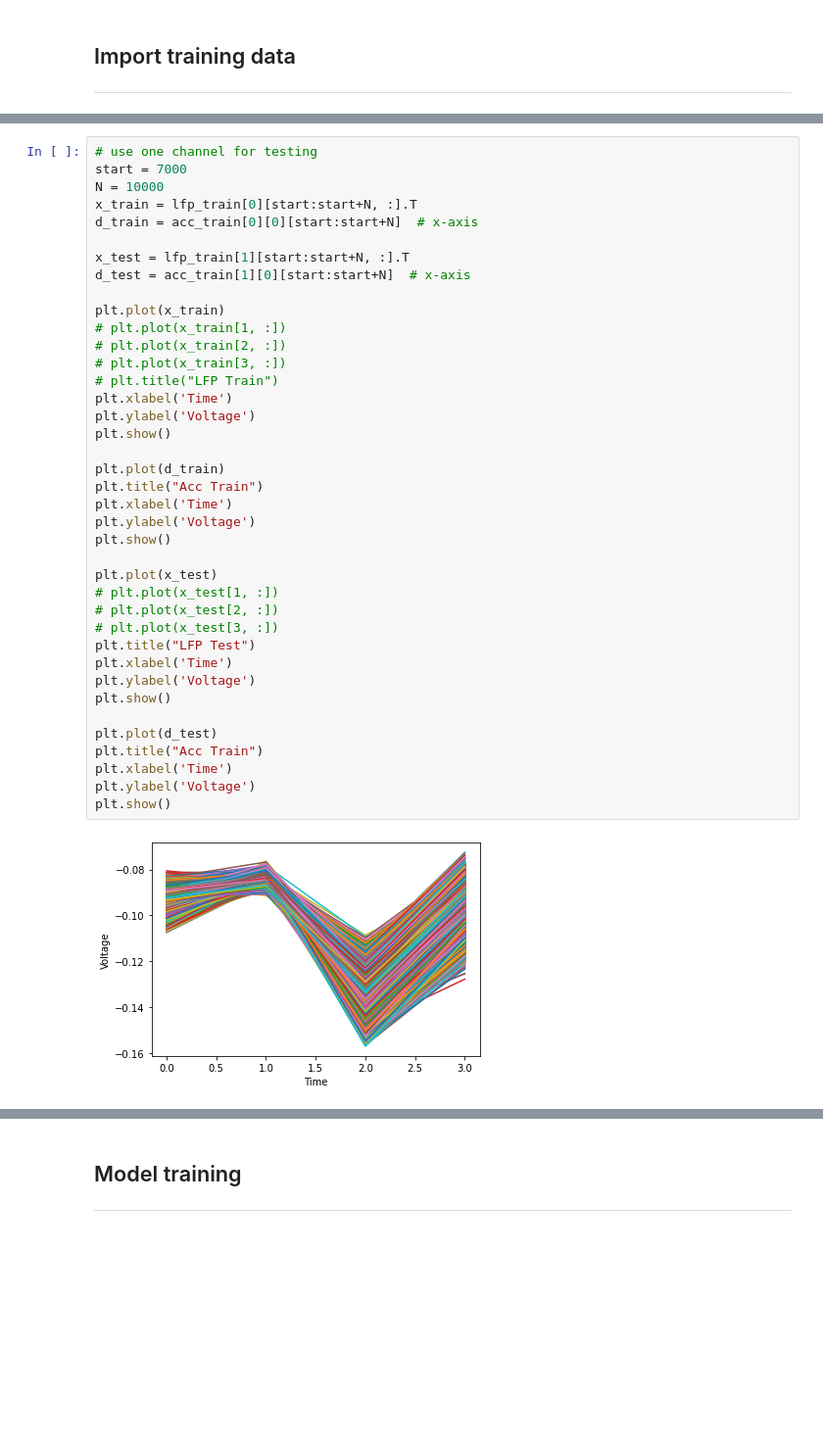
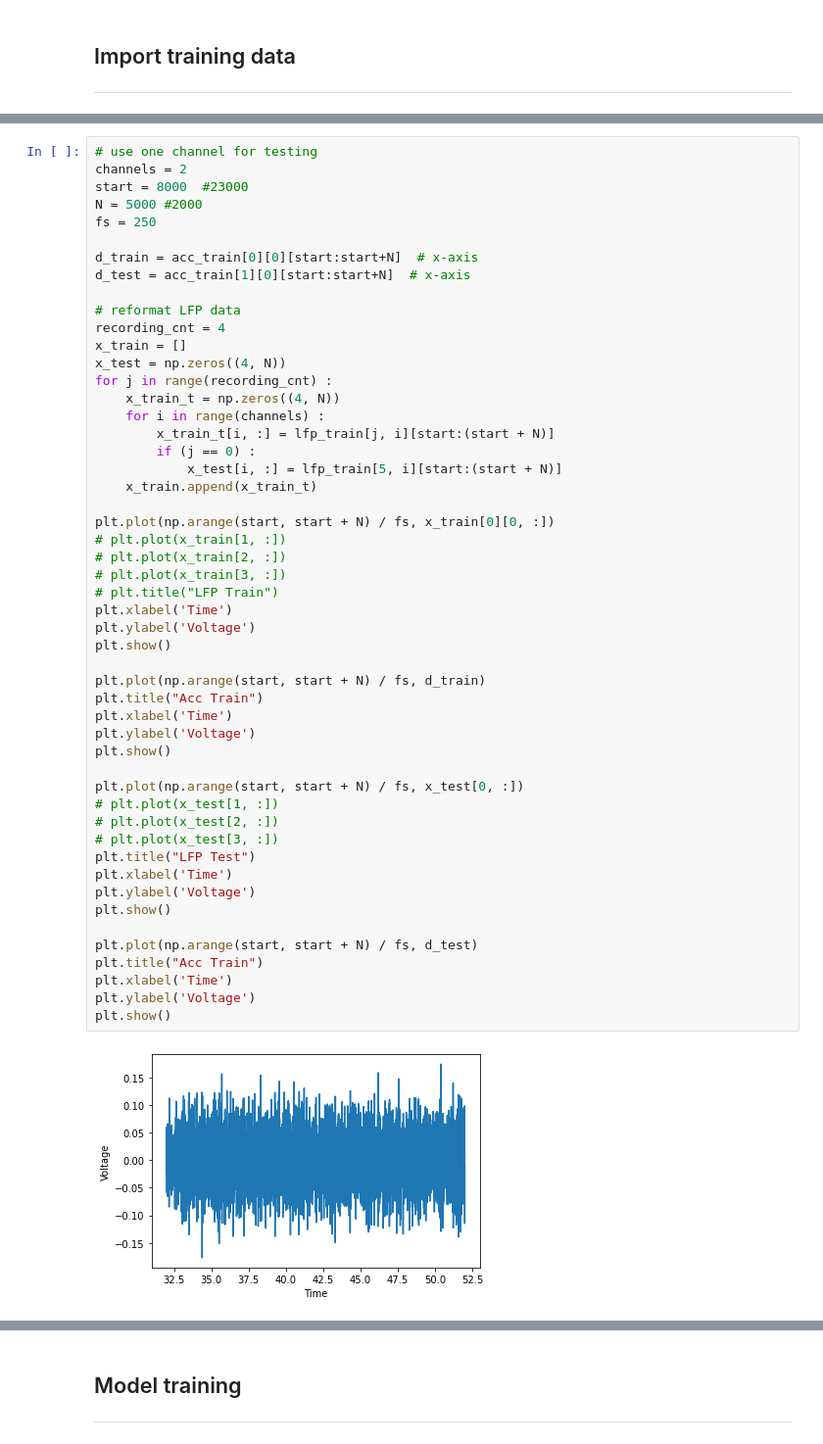
Before and after one commit to jcornell616/EEL5283-Project, a Jupyter notebook: src/training/klms.ipynb, the cells around one changed output, grey strips where cells are left out. Shown at 98% size. Cells and saved outputs as stored; diff of their text form; blank space fills up the shorter version.

Commit message:
added data

```diff
--- a/src/training/klms.ipynb
+++ b/src/training/klms.ipynb
@@ -360,41 +402,53 @@ acc_test = np.load('../data/normal_acc_test.npy', allow_pickle=True)
 # %%
 # use one channel for testing
-start = 7000
-N = 10000
-x_train = lfp_train[0][start:start+N, :].T
+channels = 2
+start = 8000  #23000
+N = 5000 #2000
+fs = 250
+
 d_train = acc_train[0][0][start:start+N]  # x-axis
-
-x_test = lfp_train[1][start:start+N, :].T
 d_test = acc_train[1][0][start:start+N]  # x-axis
 
-plt.plot(x_train)
+# reformat LFP data
+recording_cnt = 4
+x_train = []
+x_test = np.zeros((4, N))
+for j in range(recording_cnt) :
+    x_train_t = np.zeros((4, N))
+    for i in range(channels) :
+        x_train_t[i, :] = lfp_train[j, i][start:(start + N)]
+        if (j == 0) :
+            x_test[i, :] = lfp_train[5, i][start:(start + N)]
+    x_train.append(x_train_t)
+
+plt.plot(np.arange(start, start + N) / fs, x_train[0][0, :])
 # plt.plot(x_train[1, :])
 # plt.plot(x_train[2, :])
 # plt.plot(x_train[3, :])
 # plt.title("LFP Train")
 plt.xlabel('Time')
 plt.ylabel('Voltage')
 plt.show()
 
-plt.plot(d_train)
+plt.plot(np.arange(start, start + N) / fs, d_train)
 plt.title("Acc Train")
 plt.xlabel('Time')
 plt.ylabel('Voltage')
 plt.show()
 
-plt.plot(x_test)
+plt.plot(np.arange(start, start + N) / fs, x_test[0, :])
 # plt.plot(x_test[1, :])
 # plt.plot(x_test[2, :])
 # plt.plot(x_test[3, :])
 plt.title("LFP Test")
 plt.xlabel('Time')
 plt.ylabel('Voltage')
 plt.show()
 
-plt.plot(d_test)
+plt.plot(np.arange(start, start + N) / fs, d_test)
 plt.title("Acc Train")
 plt.xlabel('Time')
 plt.ylabel('Voltage')
 plt.show()
 # %% [output]
-[figure, old version]
+[figure, new version]
```
Also changed, not shown: parts of 7 cells of this notebook, 9 other files.
